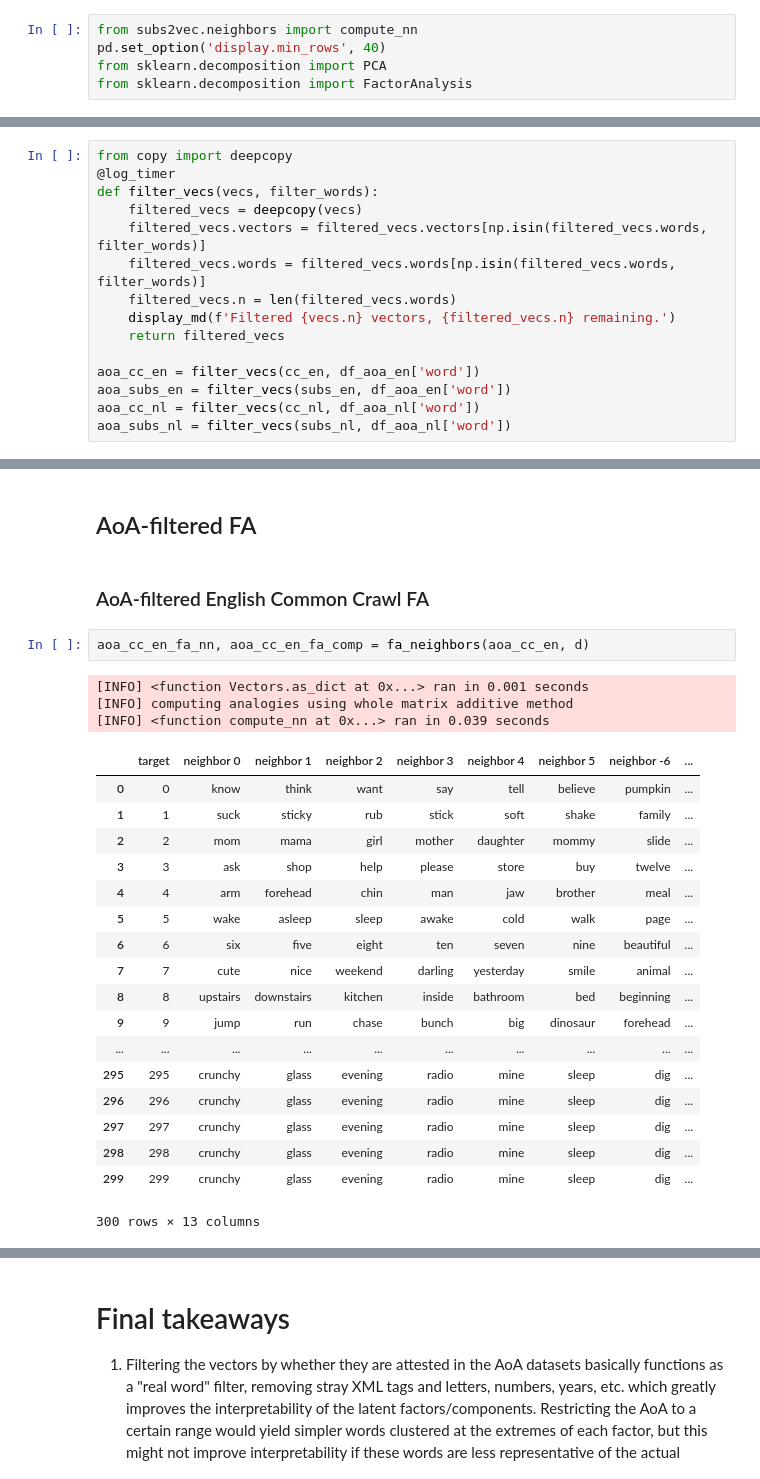
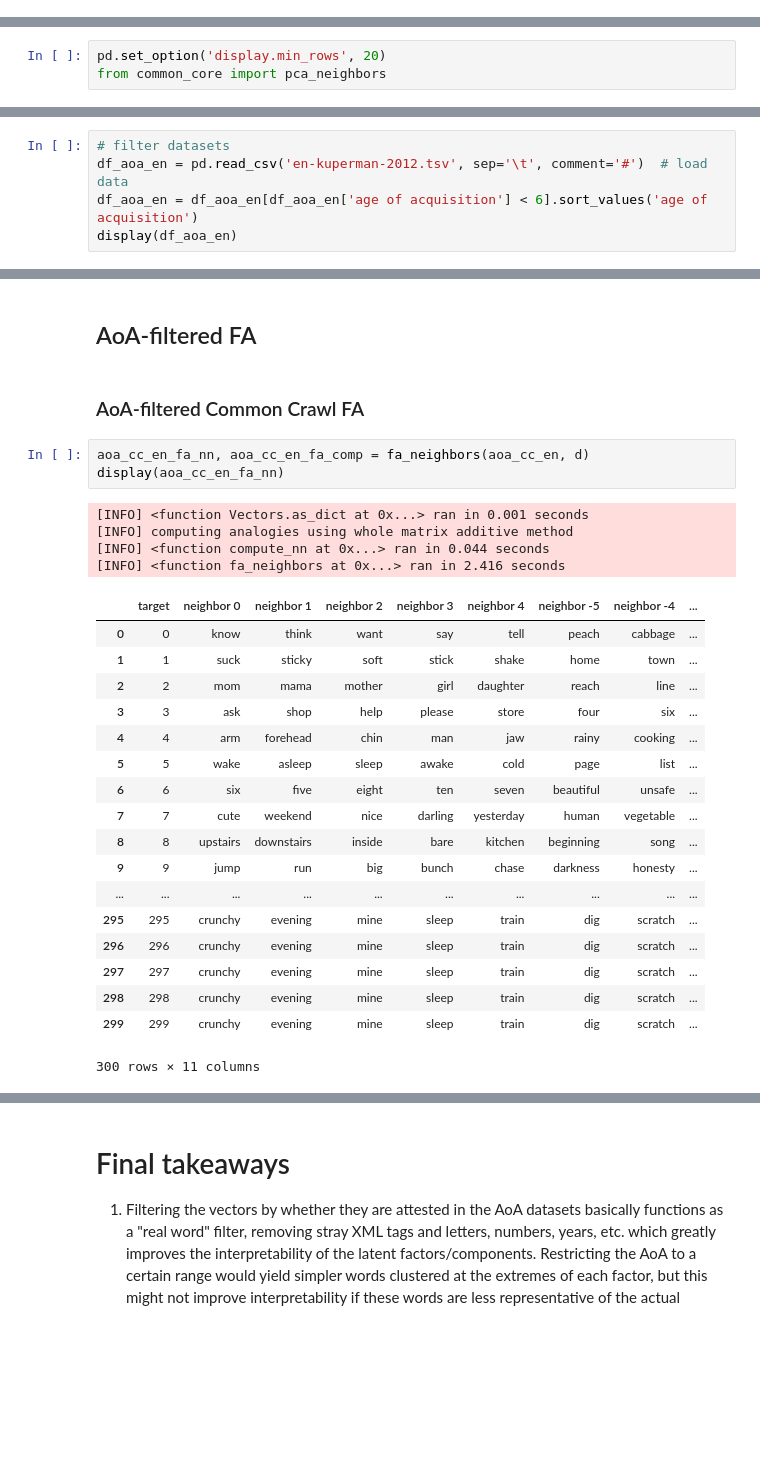
Before and after one commit to jvparidon/interpretable-embeddings, a Jupyter notebook: embedding_decomposition.ipynb, the cells around one changed output, grey strips where cells are left out. Cells and saved outputs as stored; diff of their text form; blank space fills up the shorter version.

```diff
--- a/embedding_decomposition.ipynb
+++ b/embedding_decomposition.ipynb
@@ -192,8 +109,3 @@ subs_nl_corrs = correlations(subs_nl, d)
 # %% [markdown]
 # Decompositions
 ## Principal Components Analysis
-# %%
-from subs2vec.neighbors import compute_nn
-pd.set_option('display.min_rows', 40)
-from sklearn.decomposition import PCA
-from sklearn.decomposition import FactorAnalysis
@@ -208 +112,4 @@ def pca_neighbors(vecs, d, num_neighbors=6):
+# %%
+pd.set_option('display.min_rows', 20)
+from common_core import pca_neighbors
 # %% [markdown]
@@ -587,15 +232,0 @@ Regardless, we have 2000 low-AoA words (with some noise) for both English and Du
-# %%
-from copy import deepcopy
-@log_timer
-def filter_vecs(vecs, filter_words):
-    filtered_vecs = deepcopy(vecs)
-    filtered_vecs.vectors = filtered_vecs.vectors[np.isin(filtered_vecs.words, filter_words)]
-    filtered_vecs.words = filtered_vecs.words[np.isin(filtered_vecs.words, filter_words)]
-    filtered_vecs.n = len(filtered_vecs.words)
-    display_md(f'Filtered {vecs.n} vectors, {filtered_vecs.n} remaining.')
-    return filtered_vecs
-
-aoa_cc_en = filter_vecs(cc_en, df_aoa_en['word'])
-aoa_subs_en = filter_vecs(subs_en, df_aoa_en['word'])
-aoa_cc_nl = filter_vecs(cc_nl, df_aoa_nl['word'])
-aoa_subs_nl = filter_vecs(subs_nl, df_aoa_nl['word'])
@@ -715,0 +419,5 @@ aoa_subs_nl_pca_nn, aoa_subs_nl_pca_comp = pca_neighbors(aoa_subs_nl, d)
+# %%
+# filter datasets
+df_aoa_en = pd.read_csv('en-kuperman-2012.tsv', sep='\t', comment='#')  # load data
+df_aoa_en = df_aoa_en[df_aoa_en['age of acquisition'] < 6].sort_values('age of acquisition')
+display(df_aoa_en)
@@ -716,29 +571,31 @@ aoa_subs_nl_pca_nn, aoa_subs_nl_pca_comp = pca_neighbors(aoa_subs_nl, d)
 # %% [markdown]
 ## AoA-filtered FA
 # %% [markdown]
-### AoA-filtered English Common Crawl FA
+### AoA-filtered Common Crawl FA
 # %%
 aoa_cc_en_fa_nn, aoa_cc_en_fa_comp = fa_neighbors(aoa_cc_en, d)
+display(aoa_cc_en_fa_nn)
 # %% [output]
 [INFO] <function Vectors.as_dict at 0x...> ran in 0.001 seconds
 [INFO] computing analogies using whole matrix additive method
-[INFO] <function compute_nn at 0x...> ran in 0.039 seconds
+[INFO] <function compute_nn at 0x...> ran in 0.044 seconds
+[INFO] <function fa_neighbors at 0x...> ran in 2.416 seconds
-|  | target | neighbor 0 | neighbor 1 | neighbor 2 | neighbor 3 | neighbor 4 | neighbor 5 | neighbor -6 | ... |
-| 0 | 0 | know | think | want | say | tell | believe | pumpkin | ... |
-| 1 | 1 | suck | sticky | rub | stick | soft | shake | family | ... |
-| 2 | 2 | mom | mama | girl | mother | daughter | mommy | slide | ... |
-| 3 | 3 | ask | shop | help | please | store | buy | twelve | ... |
-| 4 | 4 | arm | forehead | chin | man | jaw | brother | meal | ... |
-| 5 | 5 | wake | asleep | sleep | awake | cold | walk | page | ... |
-| 6 | 6 | six | five | eight | ten | seven | nine | beautiful | ... |
-| 7 | 7 | cute | nice | weekend | darling | yesterday | smile | animal | ... |
-| 8 | 8 | upstairs | downstairs | kitchen | inside | bathroom | bed | beginning | ... |
-| 9 | 9 | jump | run | chase | bunch | big | dinosaur | forehead | ... |
+|  | target | neighbor 0 | neighbor 1 | neighbor 2 | neighbor 3 | neighbor 4 | neighbor -5 | neighbor -4 | ... |
+| 0 | 0 | know | think | want | say | tell | peach | cabbage | ... |
+| 1 | 1 | suck | sticky | soft | stick | shake | home | town | ... |
+| 2 | 2 | mom | mama | mother | girl | daughter | reach | line | ... |
+| 3 | 3 | ask | shop | help | please | store | four | six | ... |
+| 4 | 4 | arm | forehead | chin | man | jaw | rainy | cooking | ... |
+| 5 | 5 | wake | asleep | sleep | awake | cold | page | list | ... |
+| 6 | 6 | six | five | eight | ten | seven | beautiful | unsafe | ... |
+| 7 | 7 | cute | weekend | nice | darling | yesterday | human | vegetable | ... |
+| 8 | 8 | upstairs | downstairs | inside | bare | kitchen | beginning | song | ... |
+| 9 | 9 | jump | run | big | bunch | chase | darkness | honesty | ... |
 | ... | ... | ... | ... | ... | ... | ... | ... | ... | ... |
-| 295 | 295 | crunchy | glass | evening | radio | mine | sleep | dig | ... |
-| 296 | 296 | crunchy | glass | evening | radio | mine | sleep | dig | ... |
-| 297 | 297 | crunchy | glass | evening | radio | mine | sleep | dig | ... |
-| 298 | 298 | crunchy | glass | evening | radio | mine | sleep | dig | ... |
-| 299 | 299 | crunchy | glass | evening | radio | mine | sleep | dig | ... |
+| 295 | 295 | crunchy | evening | mine | sleep | train | dig | scratch | ... |
+| 296 | 296 | crunchy | evening | mine | sleep | train | dig | scratch | ... |
+| 297 | 297 | crunchy | evening | mine | sleep | train | dig | scratch | ... |
+| 298 | 298 | crunchy | evening | mine | sleep | train | dig | scratch | ... |
+| 299 | 299 | crunchy | evening | mine | sleep | train | dig | scratch | ... |
-300 rows × 13 columns
+300 rows × 11 columns
 # %% [markdown]
```
Also changed, not shown: parts of 105 cells of this notebook, 6 other files.
